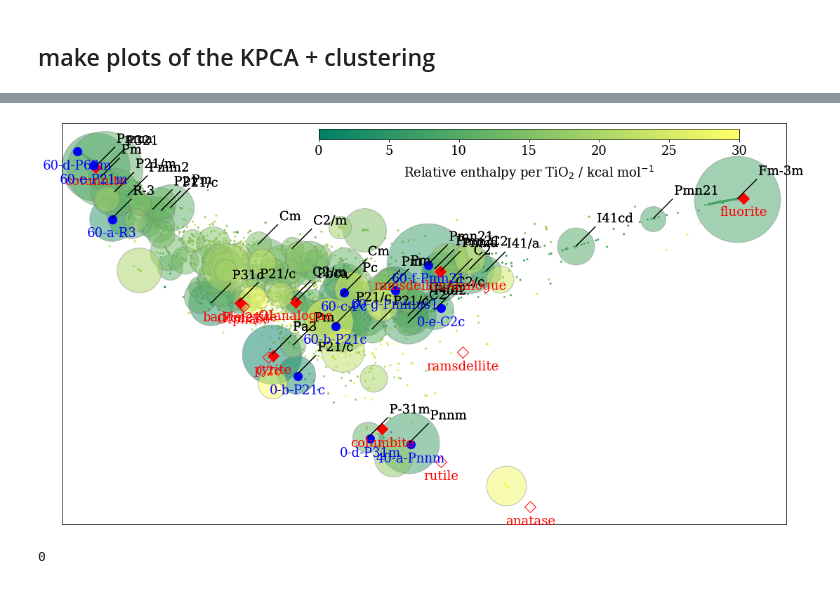
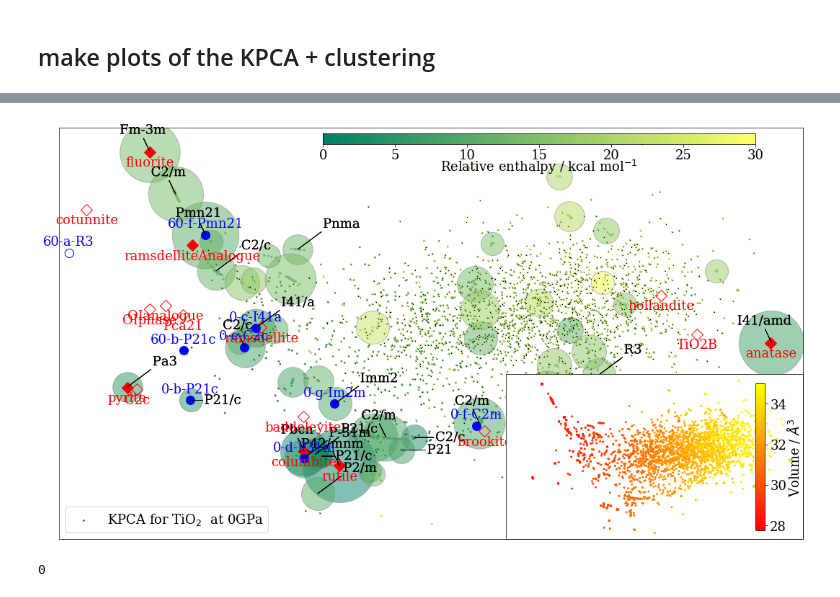
Before and after one commit to BingqingCheng/ASAP, a Jupyter notebook: notebooks/TiO2-ASAP.ipynb, the cells around one changed output, grey strips where cells are left out. Drawn from its saved outputs; the diff is of its cells as text; code cells hidden in the pictures.

```diff
--- a/notebooks/TiO2-ASAP.ipynb
+++ b/notebooks/TiO2-ASAP.ipynb
@@ -160,8 +160,7 @@ else: # use entalpy as the color scheme
 
 d = [0,1]
 
-fig, ax = plt.subplots()
-plot_styles.plot_density_map(proj[ndict:,d], plotcolor,
+fig, ax = plot_styles.plot_density_map(proj[ndict:,d], plotcolor,
                 xlabel='Princple Axis '+str(d[0]), ylabel='Princple Axis '+str(d[1]),
                 clabel=colorlabel, label=None,
                 centers=None,
@@ -199,7 +198,7 @@ X = proj[:,0:10]
 # #############################################################################
 # Compute DBSCAN
 veps = 0.003
-vminsamples = 4
+vminsamples = 3
 db = DBSCAN(eps=veps, min_samples=vminsamples).fit(X)
 core_samples_mask = np.zeros_like(db.labels_, dtype=bool)
 core_samples_mask[db.core_sample_indices_] = True
@@ -270,13 +259,14 @@ array([  0,   0,   0, 115,   0,   0,   0,  15,   4,  15,  14,   0,  41,
 # %%
-est_entropylist = np.log(structure_usingn[6]/sum(structure_usingn[6]))/6.
+est_entropylist = np.log(structure_usingn[6]/max(structure_usingn[6]))/6.
 est_entropy_noise = {}
 
 for n1 in sorted(global_nforms,reverse=False):
 
-    est_entropy_noise[n1] = np.log(1./sum(structure_usingn[n1]))/n1
+    est_entropy_noise[n1] = np.log(1./max(structure_usingn[n1]))/n1
+
     if (sum(structure_usingn[n1])<2): continue
     # this is the relative est_entropy for TiO2 unit, that why we devide by n1
-    tmp = np.log(structure_usingn[n1]/sum(structure_usingn[n1]))/n1
+    tmp = np.log(structure_usingn[n1]/max(structure_usingn[n1]))/n1
 
     # align the data
     offset = 0.0
@@ -315,2 +300,8 @@ print(entropy_basin)
+# %%
+sb_list=[]
+for i,sb in enumerate(entropy_basin):
+    if (i>=ndict and np.isfinite(sb)):
+        sb_list.append(i)
+sb_list = np.asarray(sb_list)
 # %% [markdown]
 ## make plots of the KPCA + clustering
@@ -405,14 +368,15 @@ d = [0,1]
 maxe = 30.
 
 fig, ax = plt.subplots()
-
+#fig1, (ax, subax) = plt.subplots( 2)
 # all unknown structures
 cset1 = ax.scatter(proj[ndict:, d[0]], proj[ndict:, d[1]],  c=enthalpy[:],
-            cmap=cm.get_cmap(cmap),vmin=0,vmax=maxe, marker='o', s=4)
+            cmap=cm.get_cmap(cmap),vmin=0,vmax=maxe, marker='o', s=4, label="KPCA for TiO$_2$  at "+press+ "GPa")
+ax.legend(loc='lower left')
 
 cbaxes = fig.add_axes([0.4, 0.85, 0.45, 0.02])
 cbar=fig.colorbar(cset1, cax=cbaxes, orientation='horizontal')
-cbar.ax.set_xlabel('Relative enthalpy per TiO$_2$ / kcal mol$^{-1}$',labelpad=10)
+cbar.ax.set_xlabel('Relative enthalpy / kcal mol$^{-1}$',labelpad=-5)
 
 # plot the clusters with size propotional to population
 # use the average enthalpy for the color scale
@@ -423,16 +387,36 @@ for k, col in zip(unique_labels, cluster_colors):
         ax.plot(cluster_x[k],cluster_y[k], 'o', markerfacecolor=tuple(col), alpha =0.5,
             markeredgecolor='gray', markersize=20.0*(np.log(cluster_size[k])))
         #print (cluster_x[k],cluster_y[k],cluster_size[k])
-        if (cluster_size[k]> 3 and cluster_avg_enthalpy[k]< 15
+        # symmetry
+        if (cluster_size[k]> 15 and cluster_avg_enthalpy[k]< 15
             and cluster_symmetry[k] != 'P-1' and cluster_symmetry[k] != 'P1') :
             txt = ax.annotate(cluster_symmetry[k], xy=(cluster_x[k],cluster_y[k]),
-                         xytext=(30,30), textcoords='offset points', color='black',
-                      horizontalalignment='left', verticalalignment='bottom',
+                         xytext=(-10,30), textcoords='offset points', color='black',
+                      horizontalalignment='center', verticalalignment='center',
                          arrowprops=dict(width=0.01, facecolor='blue', headlength=0.01, headwidth=0.01))
             txt.set_path_effects([
                 PathEffects.Stroke(linewidth=20, foreground='none'),
                 PathEffects.Normal()])
-# symmetry
+        elif (cluster_size[k]> 7 and cluster_avg_enthalpy[k]< 15
+            and cluster_symmetry[k] != 'P-1' and cluster_symmetry[k] != 'P1') :
+            txt = ax.annotate(cluster_symmetry[k], xy=(cluster_x[k],cluster_y[k]),
+                         xytext=(35,35), textcoords='offset points', color='black',
+                      horizontalalignment='left', verticalalignment='center',
+                         arrowprops=dict(width=0.01, facecolor='blue', headlength=0.01, headwidth=0.01))
+            txt.set_path_effects([
+                PathEffects.Stroke(linewidth=20, foreground='none'),
+                PathEffects.Normal()])
+
+        elif (cluster_size[k]> 2 and cluster_avg_enthalpy[k]< 10
+            and cluster_symmetry[k] != 'P-1' and cluster_symmetry[k] != 'P1') :
+            txt = ax.annotate(cluster_symmetry[k], xy=(cluster_x[k],cluster_y[k]),
+                         xytext=(70,0), textcoords='offset points', color='black',
+                      horizontalalignment='right', verticalalignment='center',
+                         arrowprops=dict(width=0.01, facecolor='blue', headlength=0.01, headwidth=0.01))
+            txt.set_path_effects([
+                PathEffects.Stroke(linewidth=20, foreground='none'),
+                PathEffects.Normal()])
+
 
     # the noisy points
     if k == -1:
@@ -441,8 +425,8 @@ for k, col in zip(unique_labels, cluster_colors):
         col = [0, 0, 0, 1]
         class_member_mask = (labels_db == k)
         xy = X[class_member_mask & ~core_samples_mask]
-        #ax.plot(xy[ndict:, d[0]], xy[ndict:, d[1]], 'o', markerfacecolor=tuple(col),
-             #markeredgecolor='k', markersize=1.5)
+        ax.plot(xy[ndict:, d[0]], xy[ndict:, d[1]], 'x', markerfacecolor=tuple(col),
+             markeredgecolor='k', markersize=0.5)
 
 # reference known structures
 for i in range(ndictknownframes):
@@ -452,7 +436,7 @@ for i in range(ndictknownframes):
              markeredgecolor='red',markersize=12)
         #ax.annotate(dicttags[i], (proj[i,d[0]], proj[i,d[1]]))
     txt = ax.annotate(dicttags[i], xy=(proj[i,d[0]], proj[i,d[1]]),
-                 xytext=(0,-20), textcoords='offset points', color='red',
+                 xytext=(0,-15), textcoords='offset points', color='red',
                       horizontalalignment='center', verticalalignment='center')
 
 # reference new structures
@@ -460,39 +444,65 @@ for i in range(ndictknownframes+1,ndict):
     if (labels_db[i] >= 0):
         ax.plot(proj[i,d[0]],proj[i,d[1]],marker='o',c='blue', markersize=12)
     else: ax.plot(proj[i,d[0]],proj[i,d[1]],marker='o',markerfacecolor='none',
              markeredgecolor='blue',markersize=12)
         #ax.annotate(dicttags[i], (proj[i,d[0]], proj[i,d[1]]))
     txt = ax.annotate(dicttags[i], xy=(proj[i,d[0]], proj[i,d[1]]),
-                 xytext=(0,-20), textcoords='offset points', color='blue',
+                 xytext=(0,15), textcoords='offset points', color='blue',
                       horizontalalignment='center', verticalalignment='center')
 
-
-ax.set_xlim(-0.055,0.09)
-ax.set_ylim(-0.1,0.058)
+axislimitat0Gpa = [[-0.095,0.08],[-0.09,0.086]]
+al = axislimitat0Gpa
+ax.set_xlim(al[0][0],al[0][1])
+ax.set_ylim(al[1][0],al[1][1])
 
 ax.tick_params(
     axis='x',       # changes apply to the x-axis
     which='both',      # both major and minor ticks are affected
     bottom=False,      # ticks along the bottom edge are off
     top=False,         # ticks along the top edge are off
     labelbottom=False) # labels along the bottom edge are off
 ax.tick_params(
     axis='y',       # changes apply to the x-axis
     which='both',      # both major and minor ticks are affected
     left=False,      # ticks along the bottom edge are off
     right=False,         # ticks along the top edge are off
     labelleft=False) # labels along the bottom edge are off
 
 #plt.tight_layout()
 
+# embed another subplot
+subpos = [0.6,0.00,0.4,0.4]
+subax = plot_styles.add_subplot_axes(ax,subpos)
 
+cset2 = subax.scatter(proj[ndict:, d[0]], proj[ndict:, d[1]],  c=volume[:],
+            cmap='autumn', marker='o', s=4)
+
+subax.tick_params(
+    axis='x',       # changes apply to the x-axis
+    which='both',      # both major and minor ticks are affected
+    bottom=False,      # ticks along the bottom edge are off
+    top=False,         # ticks along the top edge are off
+    labelbottom=False) # labels along the bottom edge are off
+subax.tick_params(
+    axis='y',       # changes apply to the x-axis
+    which='both',      # both major and minor ticks are affected
+    left=False,      # ticks along the bottom edge are off
+    right=False,         # ticks along the top edge are off
+    labelleft=False) # labels along the bottom edge are off
+subax.set_xlim(al[0][0],al[0][1])
+subax.set_ylim(al[1][0],al[1][1])
+subcbaxes = fig.add_axes([0.85, 0.14, 0.01, 0.27])
+subcbar=fig.colorbar(cset2, cax=subcbaxes)
+subcbar.ax.set_ylabel('Volume / $\AA^3$',labelpad=-2)
 
 #plt.title('KPCA and clustering at '+press+' GPa')
 fig.set_size_inches(18.5, 10.5)
 
-fig.savefig('KPCA-cluster-'+press+'GPa-v2.png')
+#plt.tight_layout()
+
+fig.savefig('KPCA-cluster-'+press+'GPa-v2.png', transparent=True)
 # %% [output]
-[figure, old version]
+[figure, new version]
 # %%
 from asaplib.cluster import output_cluster, output_cluster_sort
 
```
Also changed, not shown: parts of 56 cells of this notebook.
